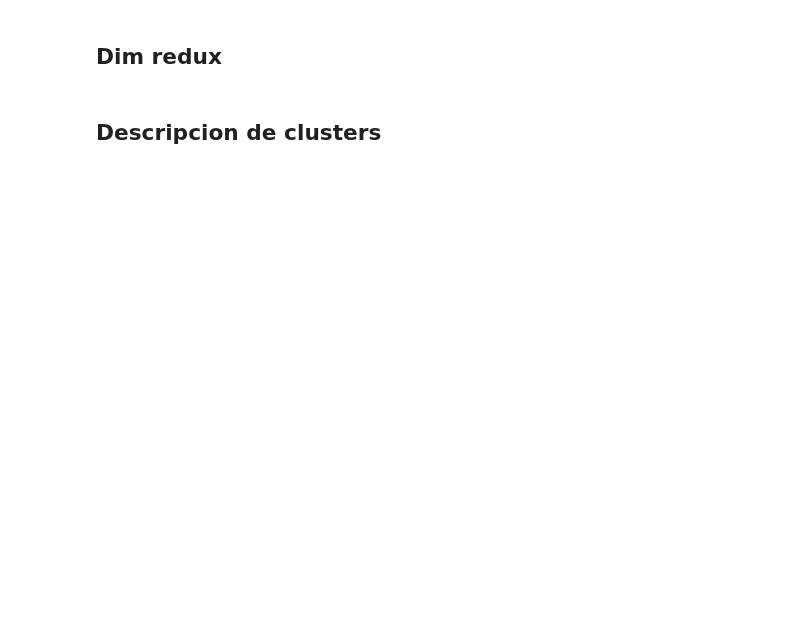
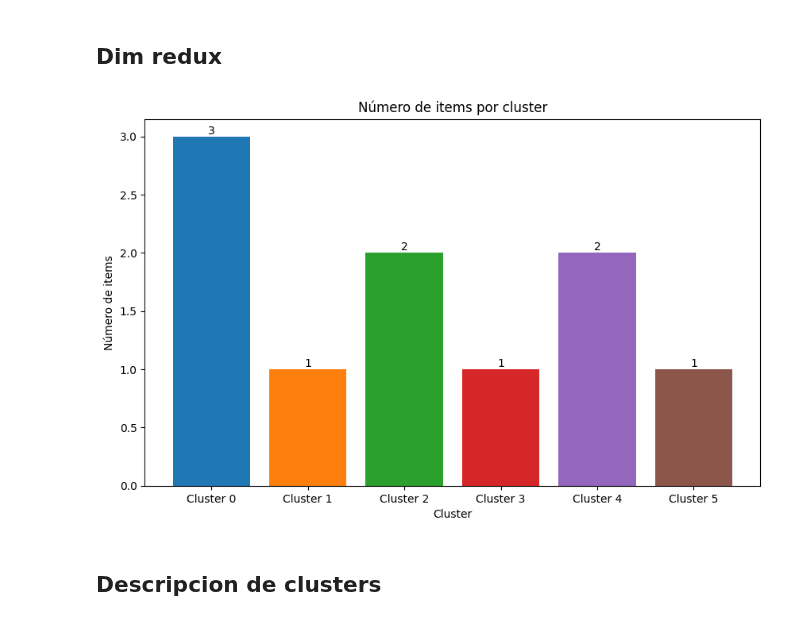
Before and after one commit to antonioMateos/grupo2retail_0424, a Jupyter notebook: 03_Clustering/04_Clustering_Tiendas_v2_daysales.ipynb, the cells around one changed output. Cells and saved outputs as stored; diff of their text form; code cells hidden in the pictures; blank space fills up the shorter version.

```diff
--- a/03_Clustering/04_Clustering_Tiendas_v2_daysales.ipynb
+++ b/03_Clustering/04_Clustering_Tiendas_v2_daysales.ipynb
@@ -175,17 +226,19 @@ most_important_features = selected_features['Feature'].tolist()
 # %% [markdown]
 ## Dim redux
 # %%
-pca_df, importance_df = km_m.redu# Ejecutar PCA y clustering
-n_components = 5 # Segun visto en varianza acumulada -> ???
+# Ejecutar PCA y clustering
+n_components = 3 # Segun visto en varianza acumulada -> +90%
 
 # Obtenemos scaled df con componentes y clusters
 df_with_pca, loadings_df = km_m.pca_and_cluster(scaled_df, n_clusters=optimal_k, n_components=n_components)
 
 # # Mostrar el DataFrame con PCA y clustering
 # display(df_with_pca.head(5))
 
 # Graficar la cantidad de items por cluster
-show_clusters = km_m.plot_cluster_sizes(df_with_pca)x_dimensions_pca_and_cluster(preprocessed_df, n_clusters=optimal_k, n_components=1)
+show_clusters = km_m.plot_cluster_sizes(df_with_pca)
+# %% [output]
+[figure, added]
 # %% [markdown]
 ## Descripcion de clusters
 # %%
```
Also changed, not shown: parts of 26 cells of this notebook.
